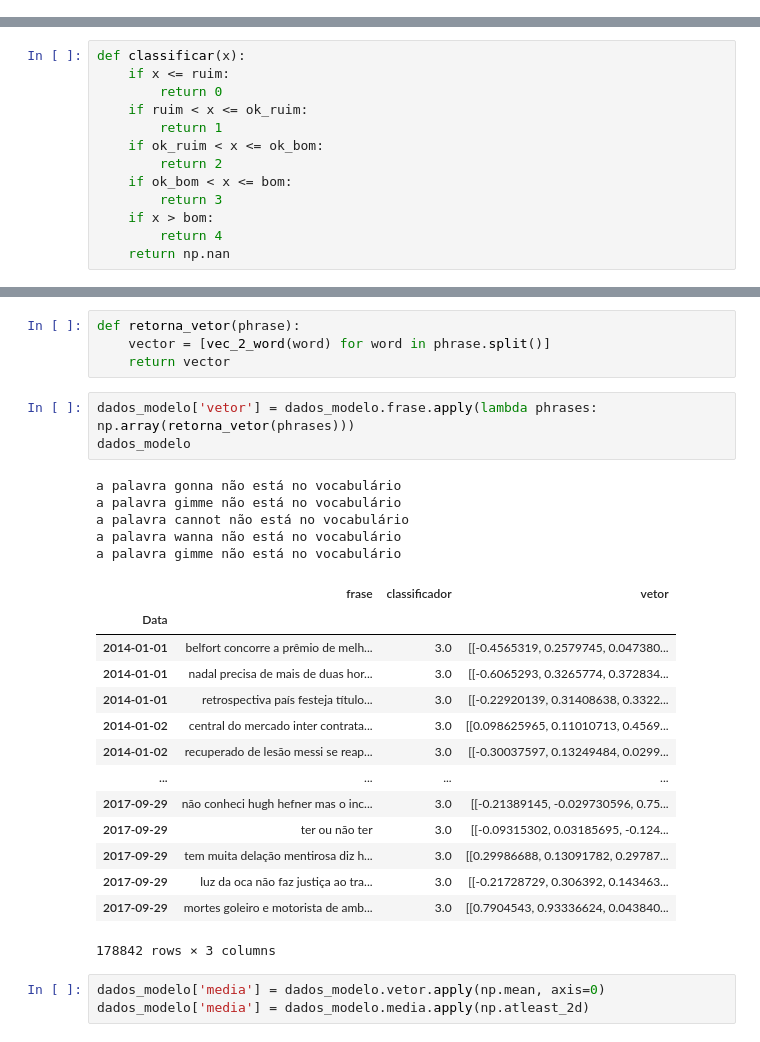
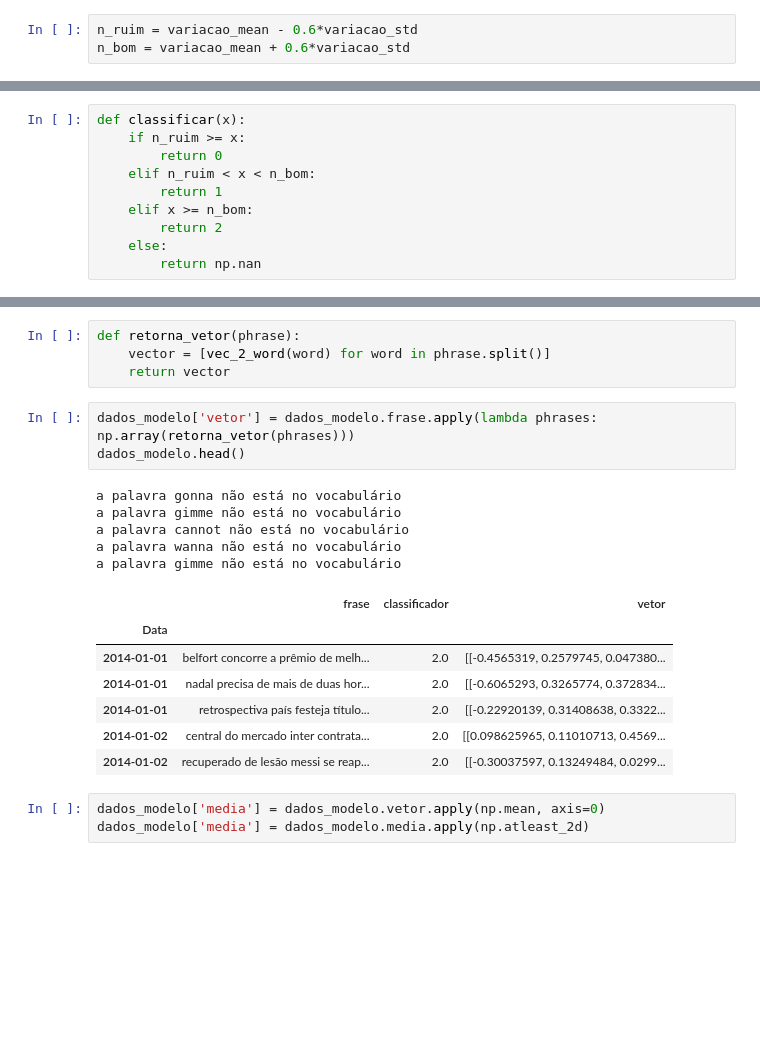
Before and after one commit to GabrielEspeschit/SentimentAnalysis4Stocks, a Jupyter notebook: Explorando_dados_mercado.ipynb, the cells around one changed output, grey strips where cells are left out. Saved outputs shown, nothing was run; the diff lists cells and outputs as text; blank space fills up the shorter version.

Commit message:
Modelo Inicial

```diff
--- a/Explorando_dados_mercado.ipynb
+++ b/Explorando_dados_mercado.ipynb
@@ -25,2 +22,5 @@ bom = variacao_mean + std20 + variacao_std
+# %%
+n_ruim = variacao_mean - 0.6*variacao_std
+n_bom = variacao_mean + 0.6*variacao_std
 # %%
 plt.hist(variacao, 50, histtype='bar', align='mid')
@@ -35,15 +33,12 @@ plt.show()
 # %%
 def classificar(x):
-    if x <= ruim:
+    if n_ruim >= x:
         return 0
-    if ruim < x <= ok_ruim:
+    elif n_ruim < x < n_bom:
         return 1
-    if ok_ruim < x <= ok_bom:
+    elif x >= n_bom:
         return 2
-    if ok_bom < x <= bom:
-        return 3
-    if x > bom:
-        return 4
-    return np.nan
+    else:
+        return np.nan
 # %%
 df['classificacao'] = df.Variacao.apply(classificar)
@@ -116,27 +117,20 @@ def retorna_vetor(phrase):
     return vector
 # %%
 dados_modelo['vetor'] = dados_modelo.frase.apply(lambda phrases: np.array(retorna_vetor(phrases)))
-dados_modelo
+dados_modelo.head()
 # %% [output]
 a palavra gonna não está no vocabulário
 a palavra gimme não está no vocabulário
 a palavra cannot não está no vocabulário
 a palavra wanna não está no vocabulário
 a palavra gimme não está no vocabulário
 |  | frase | classificador | vetor |
 | Data |  |  |  |
-| 2014-01-01 | belfort concorre a prêmio de melh... | 3.0 | [[-0.4565319, 0.2579745, 0.047380... |
-| 2014-01-01 | nadal precisa de mais de duas hor... | 3.0 | [[-0.6065293, 0.3265774, 0.372834... |
-| 2014-01-01 | retrospectiva país festeja título... | 3.0 | [[-0.22920139, 0.31408638, 0.3322... |
-| 2014-01-02 | central do mercado inter contrata... | 3.0 | [[0.098625965, 0.11010713, 0.4569... |
-| 2014-01-02 | recuperado de lesão messi se reap... | 3.0 | [[-0.30037597, 0.13249484, 0.0299... |
-| ... | ... | ... | ... |
-| 2017-09-29 | não conheci hugh hefner mas o inc... | 3.0 | [[-0.21389145, -0.029730596, 0.75... |
-| 2017-09-29 | ter ou não ter | 3.0 | [[-0.09315302, 0.03185695, -0.124... |
-| 2017-09-29 | tem muita delação mentirosa diz h... | 3.0 | [[0.29986688, 0.13091782, 0.29787... |
-| 2017-09-29 | luz da oca não faz justiça ao tra... | 3.0 | [[-0.21728729, 0.306392, 0.143463... |
-| 2017-09-29 | mortes goleiro e motorista de amb... | 3.0 | [[0.7904543, 0.93336624, 0.043840... |
+| 2014-01-01 | belfort concorre a prêmio de melh... | 2.0 | [[-0.4565319, 0.2579745, 0.047380... |
+| 2014-01-01 | nadal precisa de mais de duas hor... | 2.0 | [[-0.6065293, 0.3265774, 0.372834... |
+| 2014-01-01 | retrospectiva país festeja título... | 2.0 | [[-0.22920139, 0.31408638, 0.3322... |
+| 2014-01-02 | central do mercado inter contrata... | 2.0 | [[0.098625965, 0.11010713, 0.4569... |
+| 2014-01-02 | recuperado de lesão messi se reap... | 2.0 | [[-0.30037597, 0.13249484, 0.0299... |
-178842 rows × 3 columns
 # %%
 dados_modelo['media'] = dados_modelo.vetor.apply(np.mean, axis=0)
 dados_modelo['media'] = dados_modelo.media.apply(np.atleast_2d)
```
Also changed, not shown: parts of 9 cells of this notebook, 2 other files.
